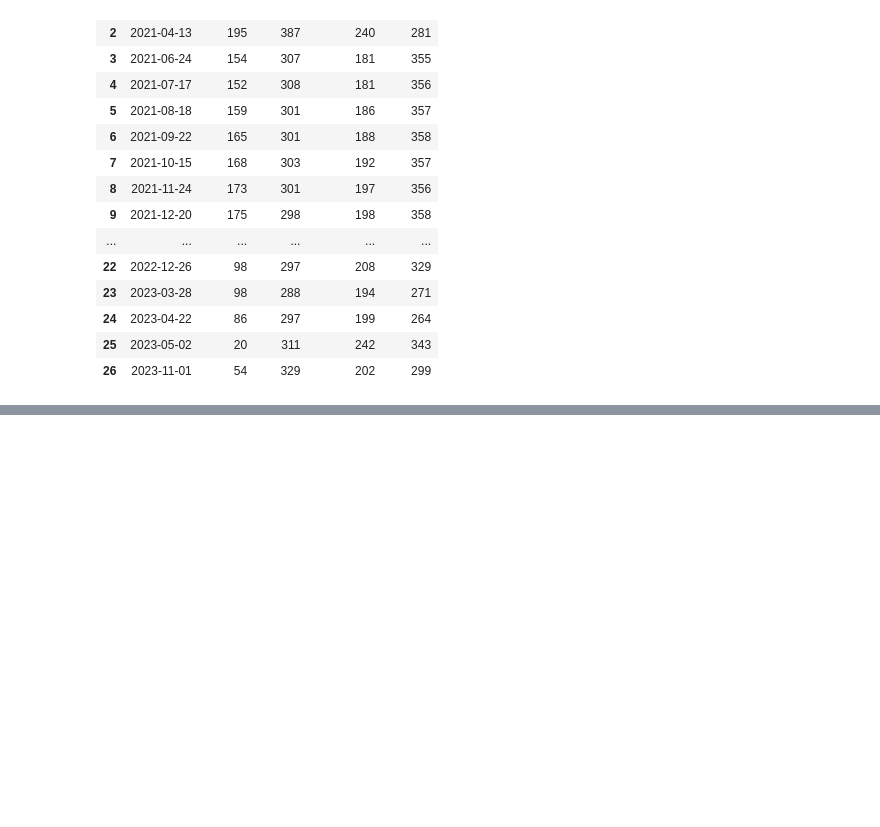
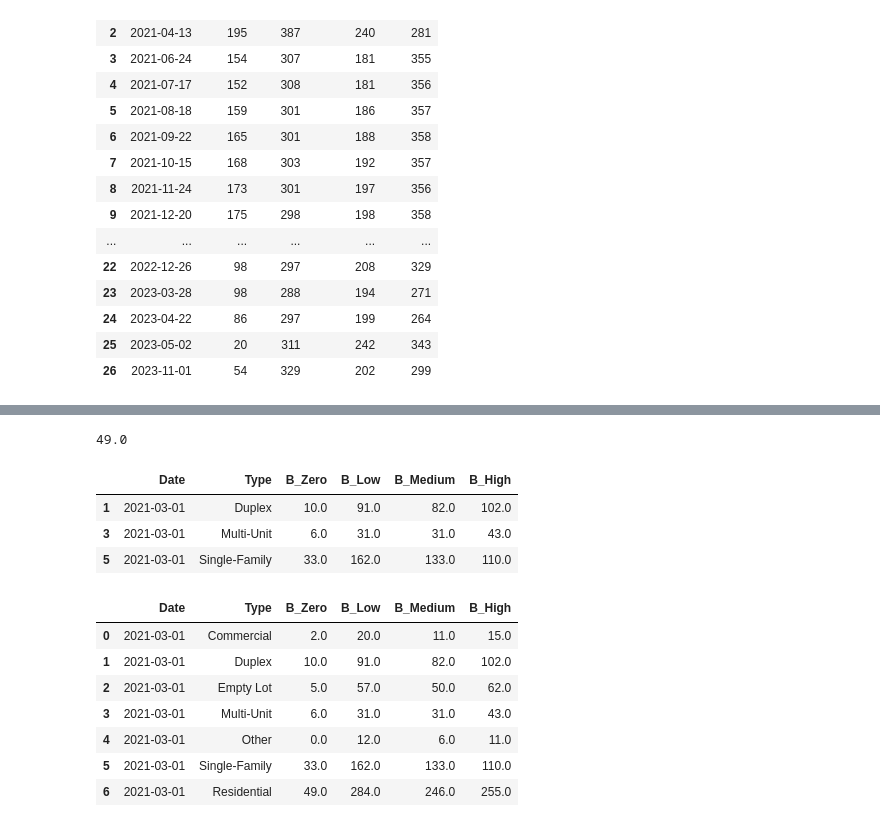
Before and after one commit to luke-lite/Dutchtown, a Jupyter notebook: vacancy_data_agg.ipynb, the cells around one changed output, grey strips where cells are left out. Drawn from its saved outputs; the diff is of its cells as text; code cells hidden in the pictures; blank space fills up the shorter version.

```diff
--- a/vacancy_data_agg.ipynb
+++ b/vacancy_data_agg.ipynb
@@ -238,0 +241,14 @@ gj_vacancy_cat_df.to_csv('data/temp/gravois-jefferson_vacancy.csv')
+# %%
+# csv_folder = 'data/'
+path = "data/temp/type_burden_data/gravois-jefferson/*.csv"
+csv_list = []
+
+for fname in glob.glob(path):
+    df = pd.read_csv(fname, index_col=0)
+
+    date = df['Date'][0]
+    res_cats = ['Duplex', 'Multi-Unit', 'Single-Family']
+    res_mask = df['Type'].isin(res_cats)
+    res_df = df[res_mask]
+
+    df.loc[len(df.index)] = [date, 'Residential', res_df['B_Zero'].sum(), res_df['B_Low'].sum(), res_df['B_Medium'].sum(), res_df['B_High'].sum()]
@@ -238,0 +263,33 @@ gj_vacancy_cat_df.to_csv('data/temp/gravois-jefferson_vacancy.csv')
+# %%
+df = csv_list[0]
+
+date = df['Date'][0]
+res_cats = ['Duplex', 'Multi-Unit', 'Single-Family']
+res_mask = df['Type'].isin(res_cats)
+res_df = df[res_mask]
+res_df['B_Zero'].sum()
+# %% [output]
+49.0
+# %%
+res_df
+# %% [output]
+|  | Date | Type | B_Zero | B_Low | B_Medium | B_High |
+| 1 | 2021-03-01 | Duplex | 10.0 | 91.0 | 82.0 | 102.0 |
+| 3 | 2021-03-01 | Multi-Unit | 6.0 | 31.0 | 31.0 | 43.0 |
+| 5 | 2021-03-01 | Single-Family | 33.0 | 162.0 | 133.0 | 110.0 |
+# %%
+date = df['Date'][0]
+res_cats = ['Duplex', 'Multi-Unit', 'Single-Family']
+res_mask = df['Type'].isin(res_cats)
+res_df = df[res_mask]
+df.loc[len(df.index)] = [date, 'Residential', res_df['B_Zero'].sum(), res_df['B_Low'].sum(), res_df['B_Medium'].sum(), res_df['B_High'].sum()]
+df
+# %% [output]
+|  | Date | Type | B_Zero | B_Low | B_Medium | B_High |
+| 0 | 2021-03-01 | Commercial | 2.0 | 20.0 | 11.0 | 15.0 |
+| 1 | 2021-03-01 | Duplex | 10.0 | 91.0 | 82.0 | 102.0 |
+| 2 | 2021-03-01 | Empty Lot | 5.0 | 57.0 | 50.0 | 62.0 |
+| 3 | 2021-03-01 | Multi-Unit | 6.0 | 31.0 | 31.0 | 43.0 |
+| 4 | 2021-03-01 | Other | 0.0 | 12.0 | 6.0 | 11.0 |
+| 5 | 2021-03-01 | Single-Family | 33.0 | 162.0 | 133.0 | 110.0 |
+| 6 | 2021-03-01 | Residential | 49.0 | 284.0 | 246.0 | 255.0 |
```
Also changed, not shown: parts of 2 cells of this notebook.
